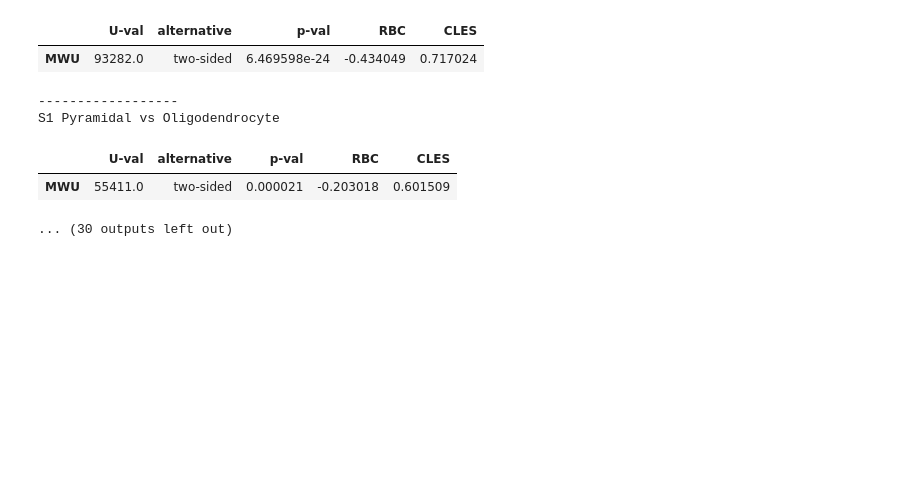
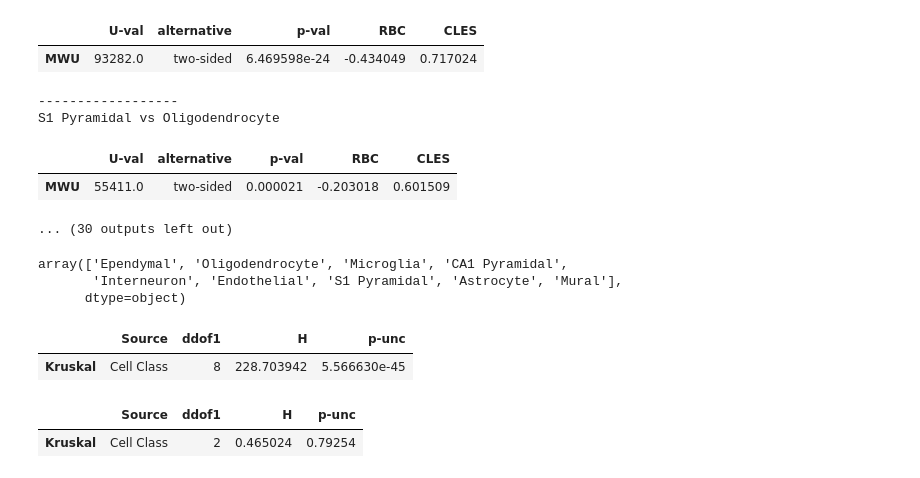
Before and after one commit to VeritatemAmo/neuron-glia-dNdS, a Jupyter notebook: jupyter_notebooks/mouse.zeisel_2015.ipynb, the cells around one changed output. Cells and saved outputs as stored; diff of their text form; code cells hidden in the pictures; blank space fills up the shorter version.

Commit message:
added Kruskal Wallis tests

```diff
--- a/jupyter_notebooks/mouse.zeisel_2015.ipynb
+++ b/jupyter_notebooks/mouse.zeisel_2015.ipynb
@@ -300,3 +300,19 @@ for perm in combinations(['CA1 Pyramidal', 'S1 Pyramidal', 'Interneuron', 'Mural
 stats_df = pd.concat(df_list)
 # %%
 stats_df.to_csv('../results/single-cell/zeisel_2015/mwu-stats.tsv',sep='\t')
+# %%
+df['Cell Class'].unique()
+# %% [output]
+array(['Ependymal', 'Oligodendrocyte', 'Microglia', 'CA1 Pyramidal',
+       'Interneuron', 'Endothelial', 'S1 Pyramidal', 'Astrocyte', 'Mural'],
+      dtype=object)
+# %%
+pg.kruskal(data=df,dv='avg_dNdS',between='Cell Class')
+# %% [output]
+|  | Source | ddof1 | H | p-unc |
+| Kruskal | Cell Class | 8 | 228.703942 | 5.566630e-45 |
+# %%
+pg.kruskal(data=df[df['Cell Class'].isin(['S1 Pyramidal','Interneuron','CA1 Pyramidal'])],dv='avg_dNdS',between='Cell Class')
+# %% [output]
+|  | Source | ddof1 | H | p-unc |
+| Kruskal | Cell Class | 2 | 0.465024 | 0.79254 |
```
Also changed, not shown: parts of 1 cell of this notebook.
